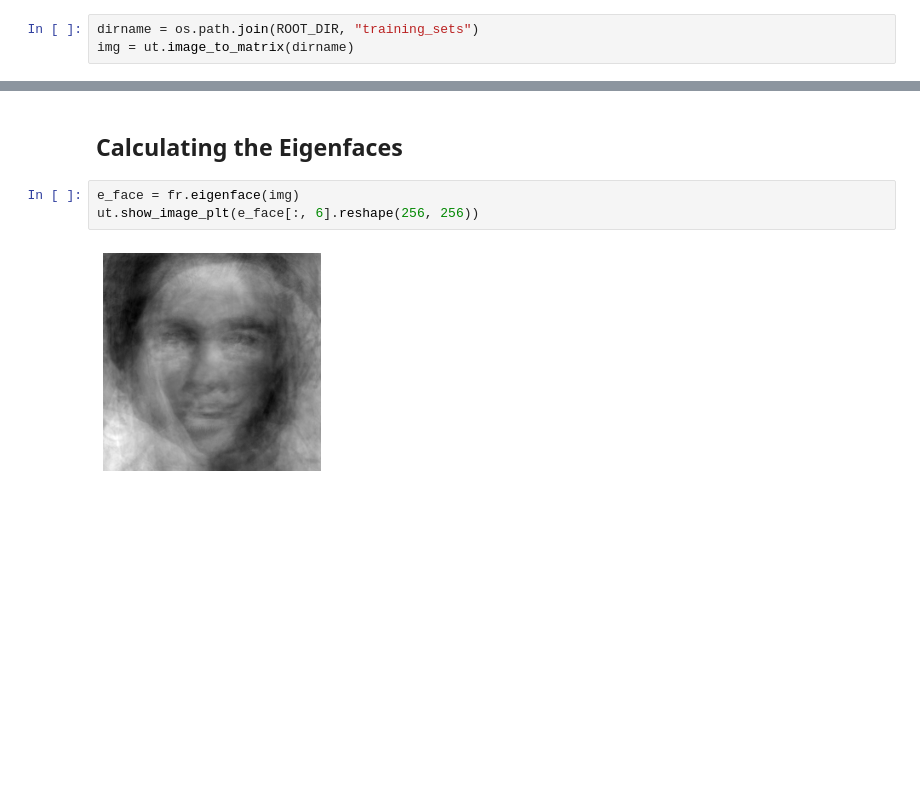
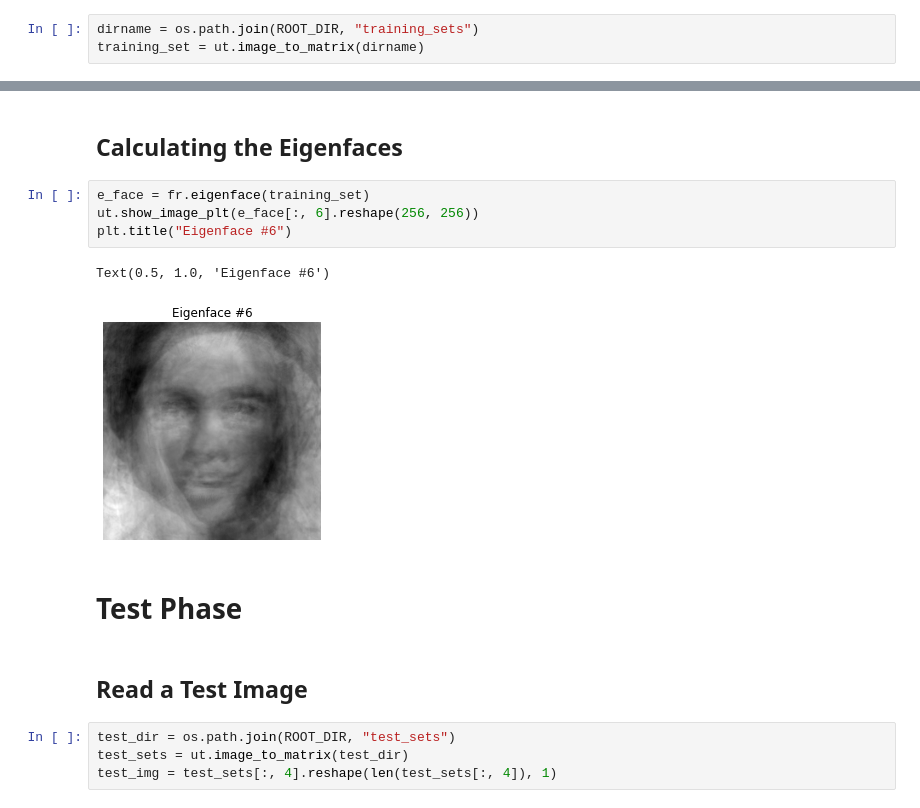
Before and after one commit to AlifioDitya/Algeo02-21142, a Jupyter notebook: src/main.ipynb, the cells around one changed output, grey strips where cells are left out. Cells and saved outputs as stored; diff of their text form; blank space fills up the shorter version.

```diff
--- a/src/main.ipynb
+++ b/src/main.ipynb
@@ -10,7 +12,7 @@ import cv2
 ## Read Image from Training Sets Folder
 # %%
 dirname = os.path.join(ROOT_DIR, "training_sets")
-img = ut.image_to_matrix(dirname)
+training_set = ut.image_to_matrix(dirname)
 # %% [markdown]
 ## Display Example Image Read from File
 # %%
@@ -27,7 +33,17 @@ ut.show_image_plt(avg)
 # %% [markdown]
 ## Calculating the Eigenfaces
 # %%
-e_face = fr.eigenface(img)
+e_face = fr.eigenface(training_set)
 ut.show_image_plt(e_face[:, 6].reshape(256, 256))
+plt.title("Eigenface #6")
 # %% [output]
+Text(0.5, 1.0, 'Eigenface #6')
-[figure, old version]
+[figure, new version]
+# %% [markdown]
+# Test Phase
+# %% [markdown]
+## Read a Test Image
+# %%
+test_dir = os.path.join(ROOT_DIR, "test_sets")
+test_sets = ut.image_to_matrix(test_dir)
+test_img = test_sets[:, 4].reshape(len(test_sets[:, 4]), 1)
```
Also changed, not shown: parts of 8 cells of this notebook, 2 other files.
